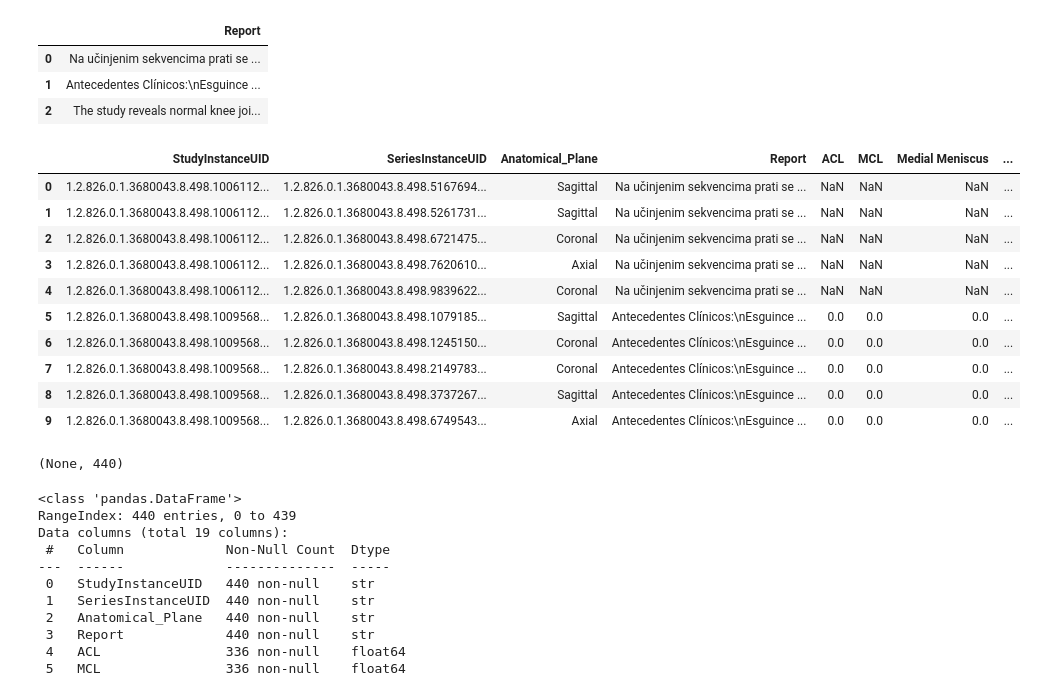
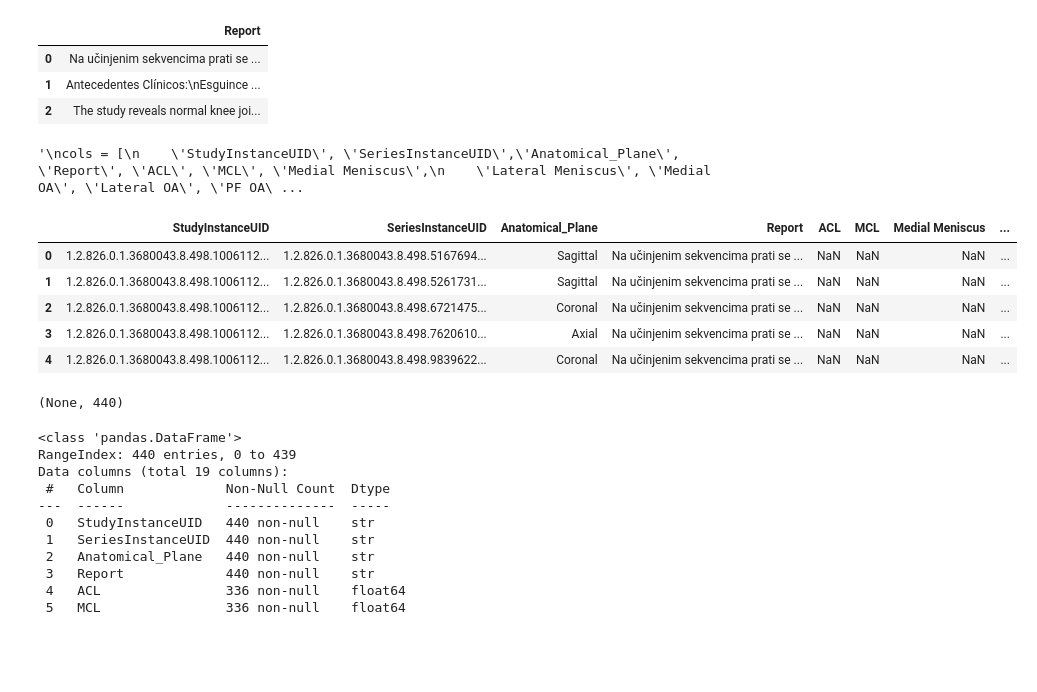
Before and after one commit to NimaNIKOOKAR/RSNA_Knee_Abnormality_Detection, a Jupyter notebook: notebook/rsna_analysis.ipynb, the cells around one changed output. Saved outputs shown, nothing was run; the diff lists cells and outputs as text; code cells hidden in the pictures; blank space fills up the shorter version.

```diff
--- a/notebook/rsna_analysis.ipynb
+++ b/notebook/rsna_analysis.ipynb
@@ -132,7 +125,8 @@ with pd.option_context("display.max_colwidth", None):
 # %%
 
 
-"""cols = [
+"""
+cols = [
     'StudyInstanceUID', 'SeriesInstanceUID','Anatomical_Plane', 'Report', 'ACL', 'MCL', 'Medial Meniscus',
     'Lateral Meniscus', 'Medial OA', 'Lateral OA', 'PF OA', 'Effusion',
     'Synovitis', "Baker's", 'Contusion', 'Fracture',
@@ -141,25 +135,24 @@ with pd.option_context("display.max_colwidth", None):
 
 merged_df = annotation_df.merge(right=study_series_df , on="StudyInstanceUID" ,how="inner")
 
-merged_df =merged_df[cols]"""
+merged_df =merged_df[cols]
+
+"""
+# %% [output]
+'\ncols = [\n    \'StudyInstanceUID\', \'SeriesInstanceUID\',\'Anatomical_Plane\', \'Report\', \'ACL\', \'MCL\', \'Medial Meniscus\',\n    \'Lateral Meniscus\', \'Medial OA\', \'Lateral OA\', \'PF OA\ ...
 # %%
 # merged_df.to_csv("../data/knee_data.csv" , index=False)
 # %%
 knee_df = pd.read_csv("../data/knee_data.csv")
 # %%
-display(knee_df.head(10)) , len(knee_df)
+display(knee_df.head()) , len(knee_df)
 # %% [output]
 |  | StudyInstanceUID | SeriesInstanceUID | Anatomical_Plane | Report | ACL | MCL | Medial Meniscus | ... |
 | 0 | 1.2.826.0.1.3680043.8.498.1006112... | 1.2.826.0.1.3680043.8.498.5167694... | Sagittal | Na učinjenim sekvencima prati se ... | NaN | NaN | NaN | ... |
 | 1 | 1.2.826.0.1.3680043.8.498.1006112... | 1.2.826.0.1.3680043.8.498.5261731... | Sagittal | Na učinjenim sekvencima prati se ... | NaN | NaN | NaN | ... |
 | 2 | 1.2.826.0.1.3680043.8.498.1006112... | 1.2.826.0.1.3680043.8.498.6721475... | Coronal | Na učinjenim sekvencima prati se ... | NaN | NaN | NaN | ... |
 | 3 | 1.2.826.0.1.3680043.8.498.1006112... | 1.2.826.0.1.3680043.8.498.7620610... | Axial | Na učinjenim sekvencima prati se ... | NaN | NaN | NaN | ... |
 | 4 | 1.2.826.0.1.3680043.8.498.1006112... | 1.2.826.0.1.3680043.8.498.9839622... | Coronal | Na učinjenim sekvencima prati se ... | NaN | NaN | NaN | ... |
-| 5 | 1.2.826.0.1.3680043.8.498.1009568... | 1.2.826.0.1.3680043.8.498.1079185... | Sagittal | Antecedentes Clínicos:\nEsguince ... | 0.0 | 0.0 | 0.0 | ... |
-| 6 | 1.2.826.0.1.3680043.8.498.1009568... | 1.2.826.0.1.3680043.8.498.1245150... | Coronal | Antecedentes Clínicos:\nEsguince ... | 0.0 | 0.0 | 0.0 | ... |
-| 7 | 1.2.826.0.1.3680043.8.498.1009568... | 1.2.826.0.1.3680043.8.498.2149783... | Coronal | Antecedentes Clínicos:\nEsguince ... | 0.0 | 0.0 | 0.0 | ... |
-| 8 | 1.2.826.0.1.3680043.8.498.1009568... | 1.2.826.0.1.3680043.8.498.3737267... | Sagittal | Antecedentes Clínicos:\nEsguince ... | 0.0 | 0.0 | 0.0 | ... |
-| 9 | 1.2.826.0.1.3680043.8.498.1009568... | 1.2.826.0.1.3680043.8.498.6749543... | Axial | Antecedentes Clínicos:\nEsguince ... | 0.0 | 0.0 | 0.0 | ... |
 (None, 440)
 # %%
 knee_df.info()
```
Also changed, not shown: parts of 20 cells of this notebook, 1 other file.
